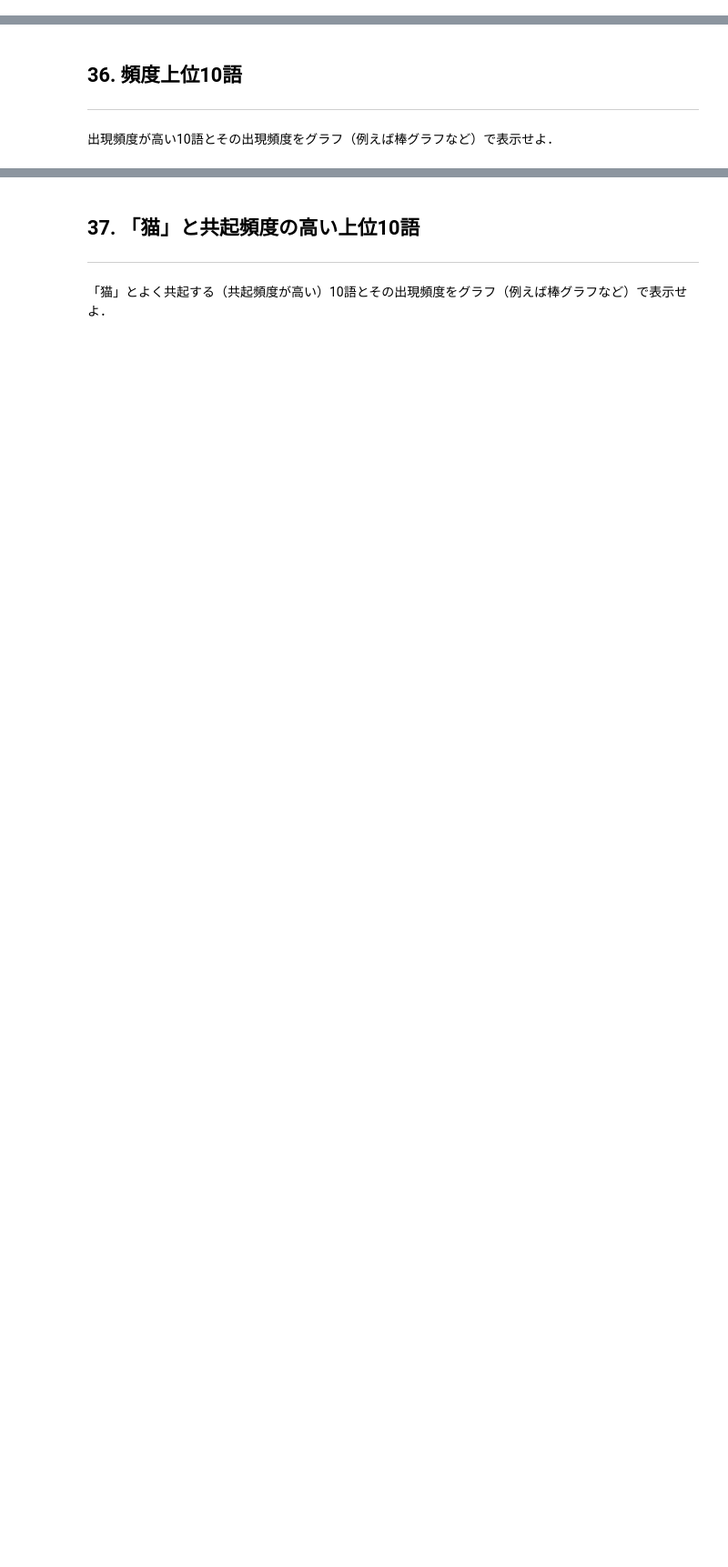
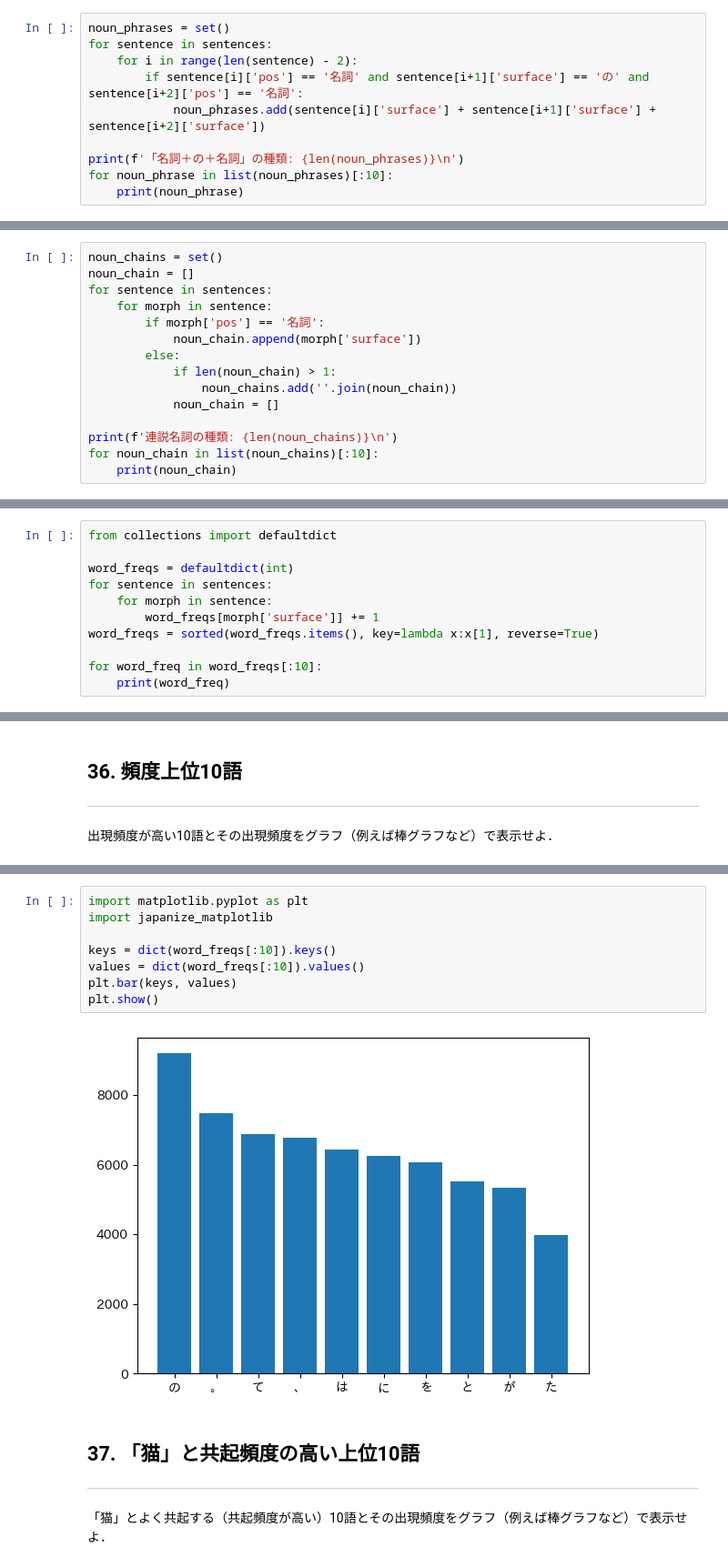
Before and after one commit to haru1290/nlp100, a Jupyter notebook: notebooks/chapter04.ipynb, the cells around one changed output, grey strips where cells are left out. Shown: that part at 91% size. Saved outputs shown, nothing was run; the diff lists cells and outputs as text; blank space fills up the shorter version.

```diff
--- a/notebooks/chapter04.ipynb
+++ b/notebooks/chapter04.ipynb
@@ -129,3 +127,13 @@ for verb_base in list(verb_bases)[:10]:
 ## 33. 「AのB」
 ---
 2つの名詞が「の」で連結されている名詞句を抽出せよ．
+# %%
+noun_phrases = set()
+for sentence in sentences:
+    for i in range(len(sentence) - 2):
+        if sentence[i]['pos'] == '名詞' and sentence[i+1]['surface'] == 'の' and sentence[i+2]['pos'] == '名詞':
+            noun_phrases.add(sentence[i]['surface'] + sentence[i+1]['surface'] + sentence[i+2]['surface'])
+
+print(f'「名詞＋の＋名詞」の種類: {len(noun_phrases)}\n')
+for noun_phrase in list(noun_phrases)[:10]:
+    print(noun_phrase)
@@ -133,3 +154,18 @@ for verb_base in list(verb_bases)[:10]:
 ## 34. 名詞の連接
 ---
 名詞の連接（連続して出現する名詞）を最長一致で抽出せよ．
+# %%
+noun_chains = set()
+noun_chain = []
+for sentence in sentences:
+    for morph in sentence:
+        if morph['pos'] == '名詞':
+            noun_chain.append(morph['surface'])
+        else:
+            if len(noun_chain) > 1:
+                noun_chains.add(''.join(noun_chain))
+            noun_chain = []
+
+print(f'連説名詞の種類: {len(noun_chains)}\n')
+for noun_chain in list(noun_chains)[:10]:
+    print(noun_chain)
@@ -137,3 +186,14 @@ for verb_base in list(verb_bases)[:10]:
 ## 35. 単語の出現頻度
 ---
 文章中に出現する単語とその出現頻度を求め，出現頻度の高い順に並べよ．
+# %%
+from collections import defaultdict
+
+word_freqs = defaultdict(int)
+for sentence in sentences:
+    for morph in sentence:
+        word_freqs[morph['surface']] += 1
+word_freqs = sorted(word_freqs.items(), key=lambda x:x[1], reverse=True)
+
+for word_freq in word_freqs[:10]:
+    print(word_freq)
@@ -144,3 +235,13 @@ for verb_base in list(verb_bases)[:10]:
+# %%
+import matplotlib.pyplot as plt
+import japanize_matplotlib
+
+keys = dict(word_freqs[:10]).keys()
+values = dict(word_freqs[:10]).values()
+plt.bar(keys, values)
+plt.show()
+# %% [output]
+[figure, added]
 # %% [markdown]
 ## 37. 「猫」と共起頻度の高い上位10語
 ---
```
Also changed, not shown: parts of 12 cells of this notebook.
